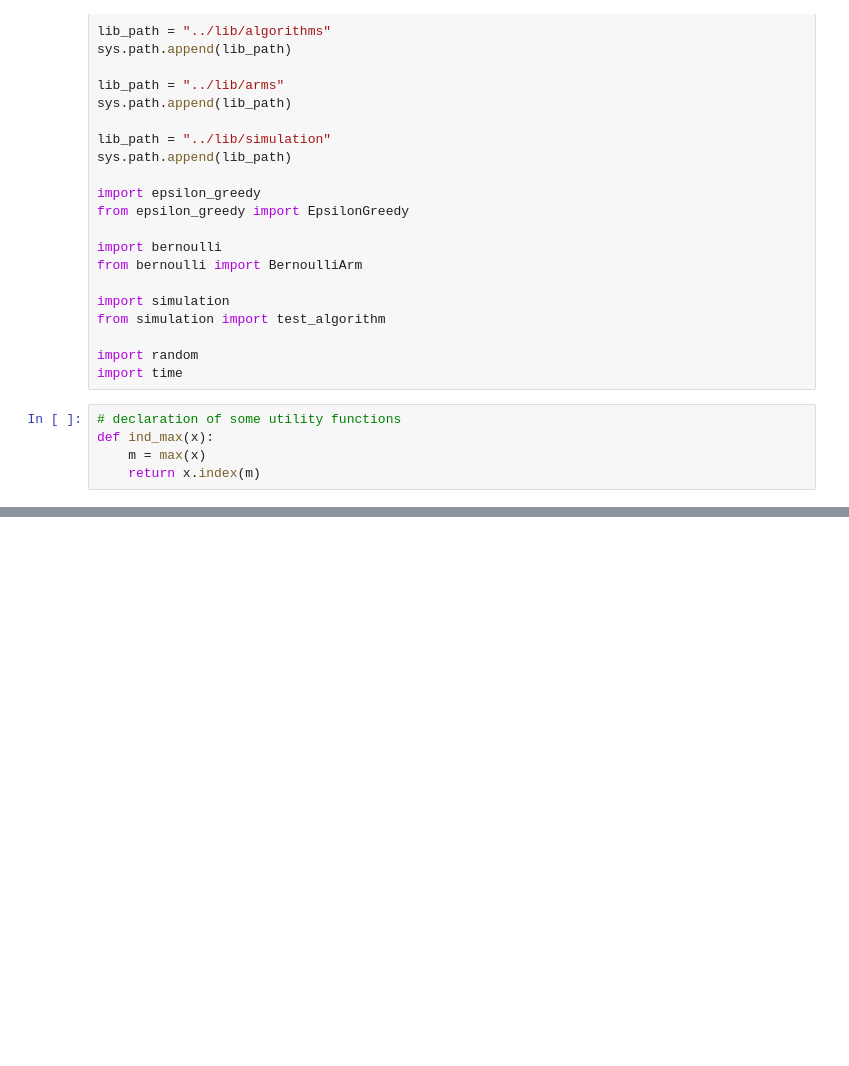
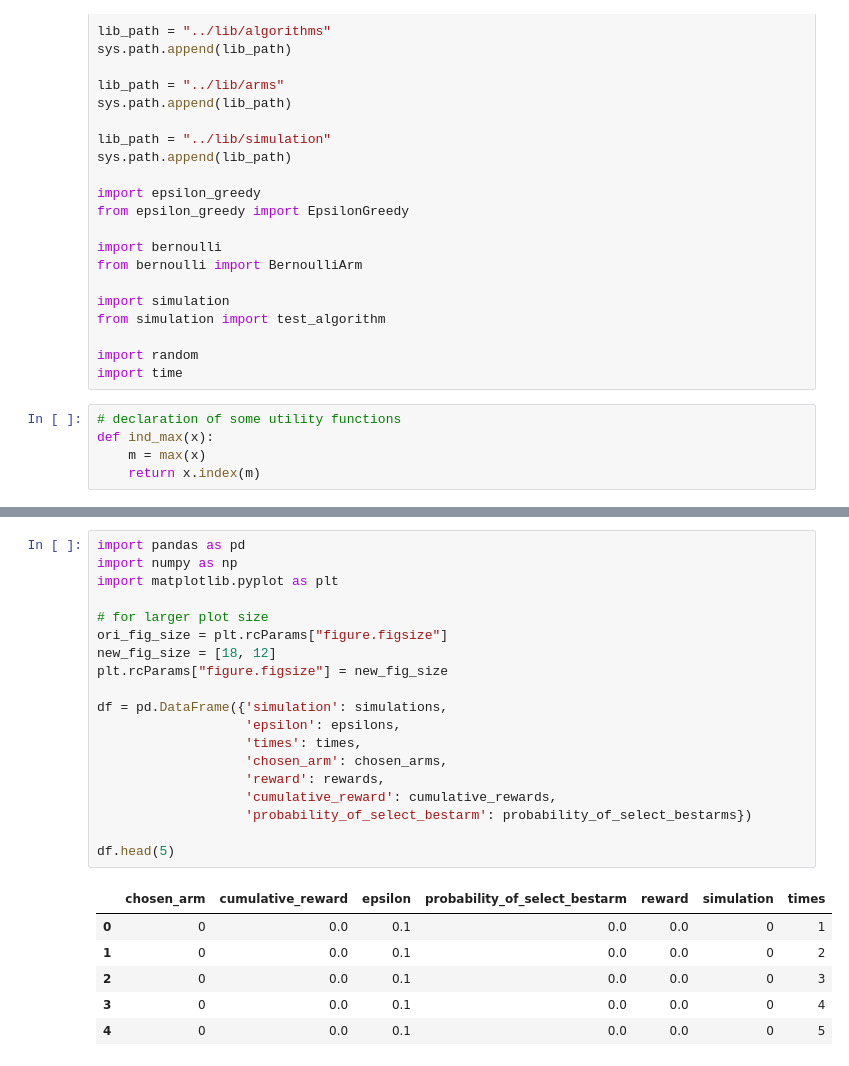
Before and after one commit to HatsuneMiku3939/bandit-algorithm, a Jupyter notebook: notebooks/Epsilon Greedy Simulation.ipynb, the cells around one changed output, grey strips where cells are left out. Drawn from its saved outputs; the diff is of its cells as text; blank space fills up the shorter version.

```diff
--- a/notebooks/Epsilon Greedy Simulation.ipynb
+++ b/notebooks/Epsilon Greedy Simulation.ipynb
@@ -60,0 +88,26 @@ for epsilon in [0.1, 0.2, 0.3, 0.4, 0.5]:
+# %%
+import pandas as pd
+import numpy as np
+import matplotlib.pyplot as plt
+
+# for larger plot size
+ori_fig_size = plt.rcParams["figure.figsize"]
+new_fig_size = [18, 12]
+plt.rcParams["figure.figsize"] = new_fig_size
+
+df = pd.DataFrame({'simulation': simulations,
+                   'epsilon': epsilons,
+                   'times': times,
+                   'chosen_arm': chosen_arms,
+                   'reward': rewards,
+                   'cumulative_reward': cumulative_rewards,
+                   'probability_of_select_bestarm': probability_of_select_bestarms})
+
+df.head(5)
+# %% [output]
+|  | chosen_arm | cumulative_reward | epsilon | probability_of_select_bestarm | reward | simulation | times |
+| 0 | 0 | 0.0 | 0.1 | 0.0 | 0.0 | 0 | 1 |
+| 1 | 0 | 0.0 | 0.1 | 0.0 | 0.0 | 0 | 2 |
+| 2 | 0 | 0.0 | 0.1 | 0.0 | 0.0 | 0 | 3 |
+| 3 | 0 | 0.0 | 0.1 | 0.0 | 0.0 | 0 | 4 |
+| 4 | 0 | 0.0 | 0.1 | 0.0 | 0.0 | 0 | 5 |
```
Also changed, not shown: parts of 5 cells of this notebook.
